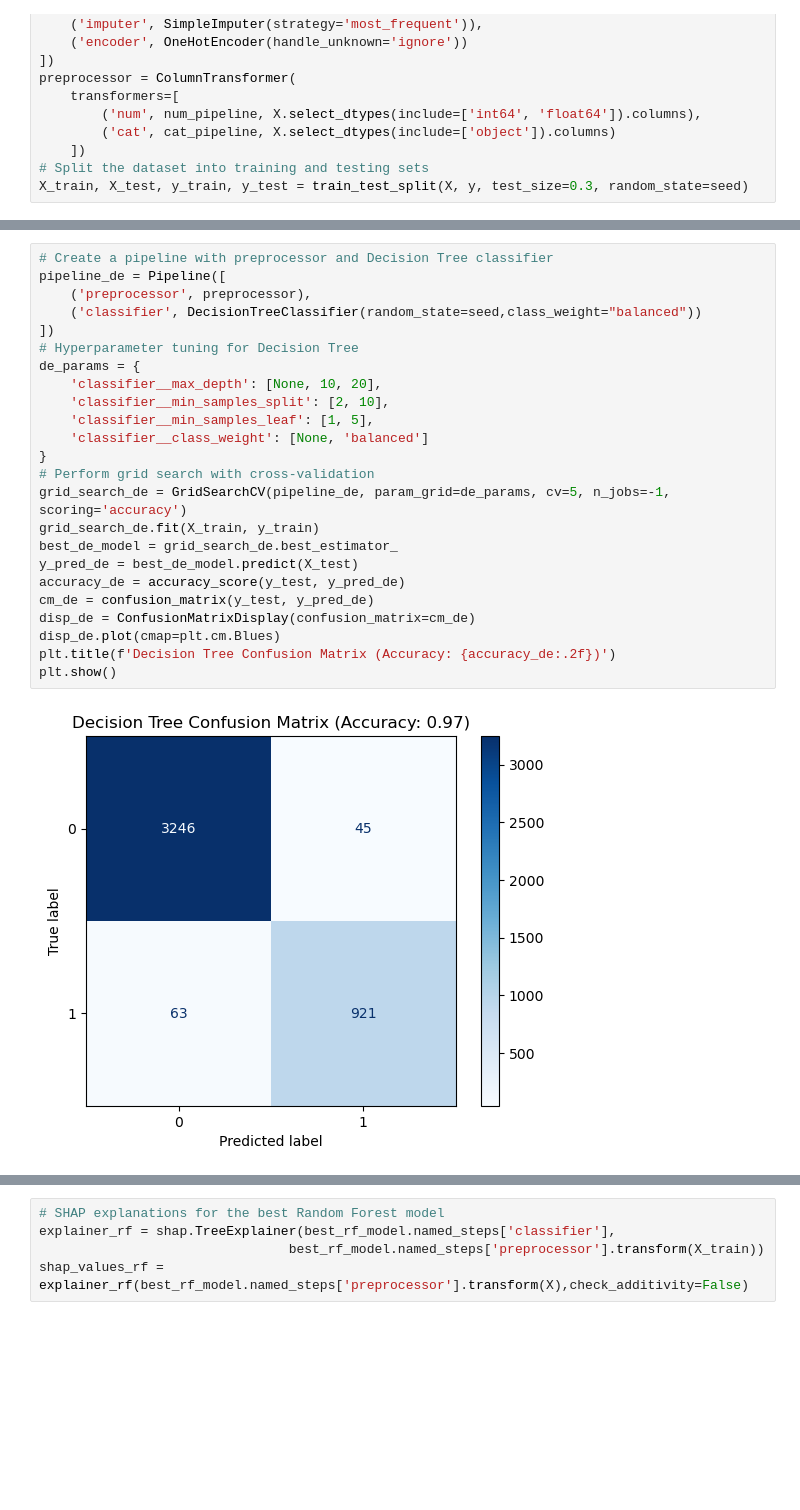
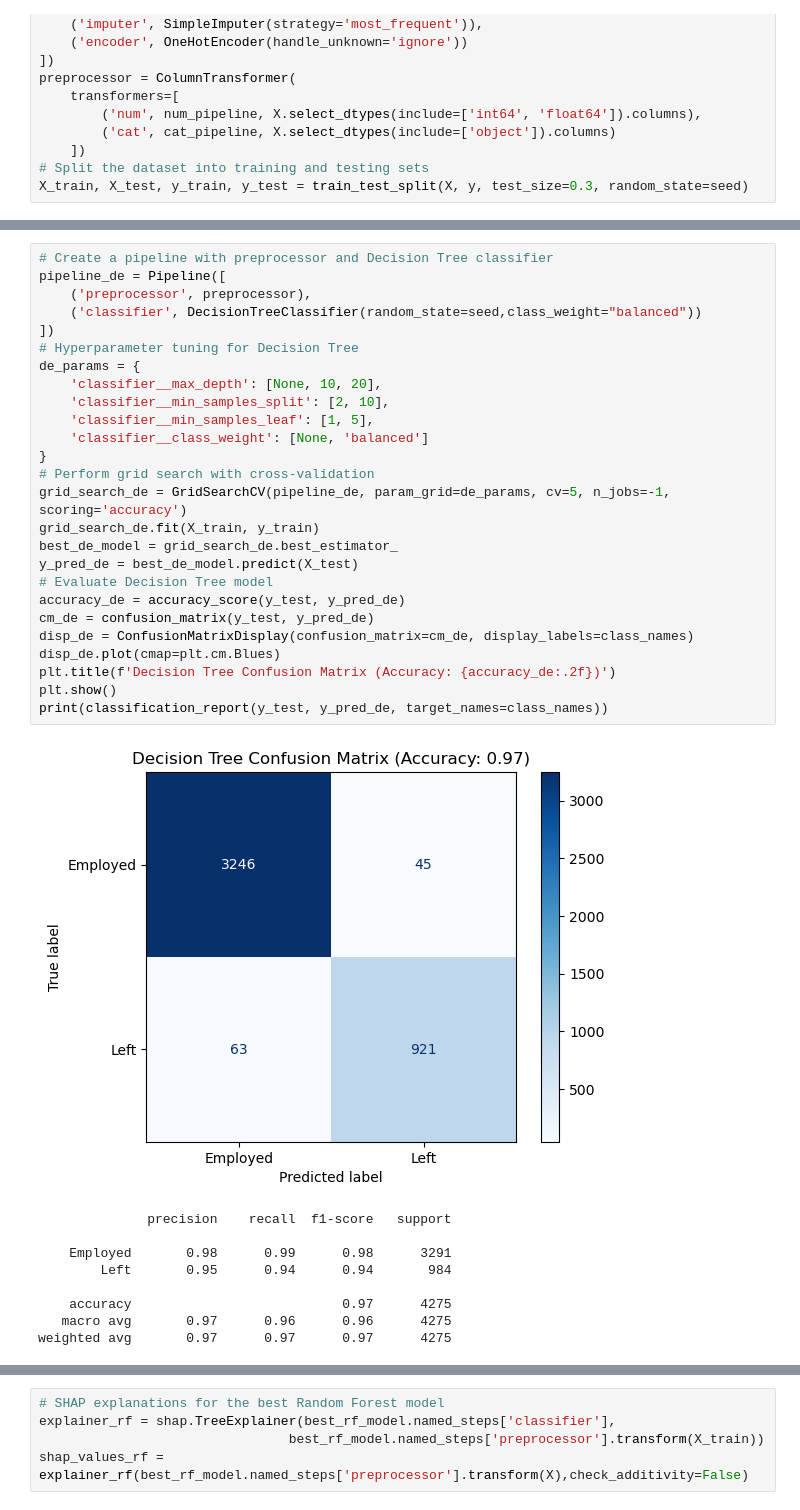
Before and after one commit to lch741/Employee-Attrition, a Jupyter notebook: Employee Attrition.ipynb, the cells around one changed output, grey strips where cells are left out. Saved outputs shown, nothing was run; the diff lists cells and outputs as text; blank space fills up the shorter version.

Commit message:
Implement classification_report

```diff
--- a/Employee Attrition.ipynb
+++ b/Employee Attrition.ipynb
@@ -123,29 +134,39 @@ plt.show()
 # %%
 # Create a pipeline with preprocessor and Decision Tree classifier
 pipeline_de = Pipeline([
     ('preprocessor', preprocessor),
     ('classifier', DecisionTreeClassifier(random_state=seed,class_weight="balanced"))
 ])
 # Hyperparameter tuning for Decision Tree
 de_params = {
     'classifier__max_depth': [None, 10, 20],
     'classifier__min_samples_split': [2, 10],
     'classifier__min_samples_leaf': [1, 5],
     'classifier__class_weight': [None, 'balanced']
 }
 # Perform grid search with cross-validation
 grid_search_de = GridSearchCV(pipeline_de, param_grid=de_params, cv=5, n_jobs=-1, scoring='accuracy')
 grid_search_de.fit(X_train, y_train)
 best_de_model = grid_search_de.best_estimator_
 y_pred_de = best_de_model.predict(X_test)
+# Evaluate Decision Tree model
 accuracy_de = accuracy_score(y_test, y_pred_de)
 cm_de = confusion_matrix(y_test, y_pred_de)
-disp_de = ConfusionMatrixDisplay(confusion_matrix=cm_de)
+disp_de = ConfusionMatrixDisplay(confusion_matrix=cm_de, display_labels=class_names)
 disp_de.plot(cmap=plt.cm.Blues)
 plt.title(f'Decision Tree Confusion Matrix (Accuracy: {accuracy_de:.2f})')
 plt.show()
+print(classification_report(y_test, y_pred_de, target_names=class_names))
 # %% [output]
-[figure, old version]
+[figure, new version]
+              precision    recall  f1-score   support
+
+    Employed       0.98      0.99      0.98      3291
+        Left       0.95      0.94      0.94       984
+
+    accuracy                           0.97      4275
+   macro avg       0.97      0.96      0.96      4275
+weighted avg       0.97      0.97      0.97      4275
 # %%
 # Create a pipeline with preprocessor and LogisticRegression classifier
 pipeline_lr = Pipeline([
```
Also changed, not shown: parts of 6 cells of this notebook.
